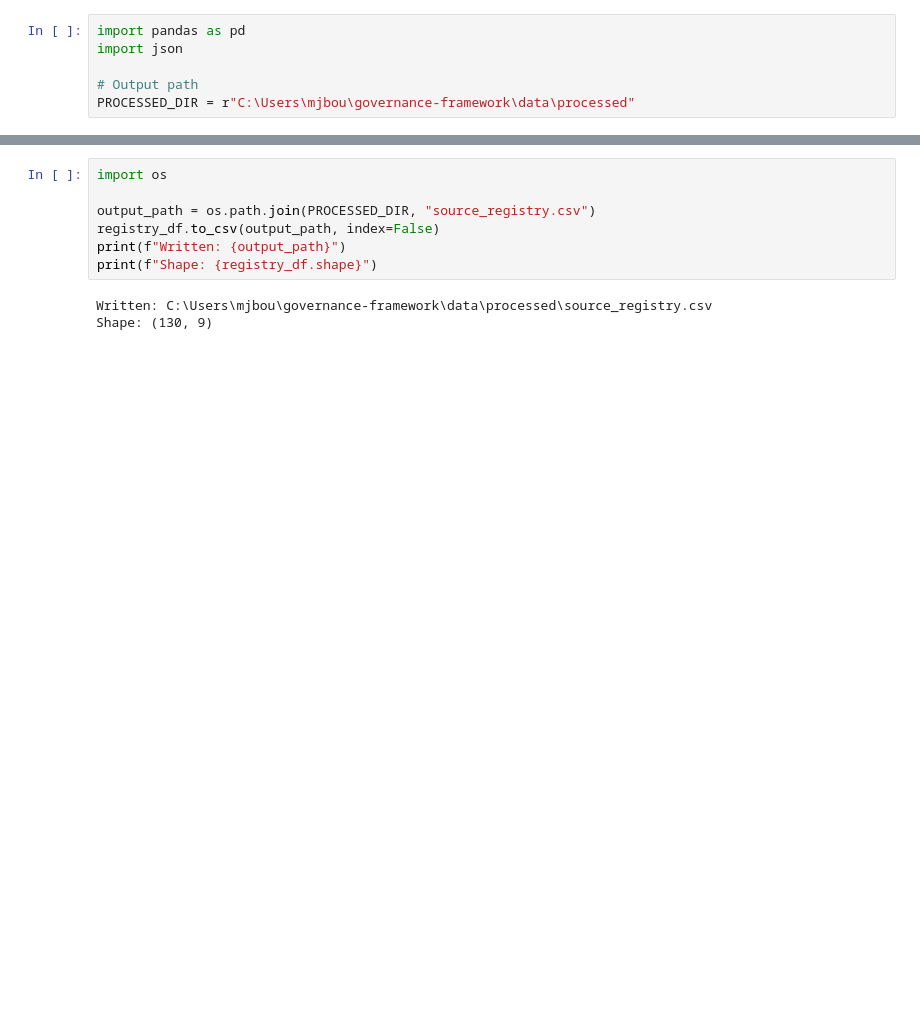
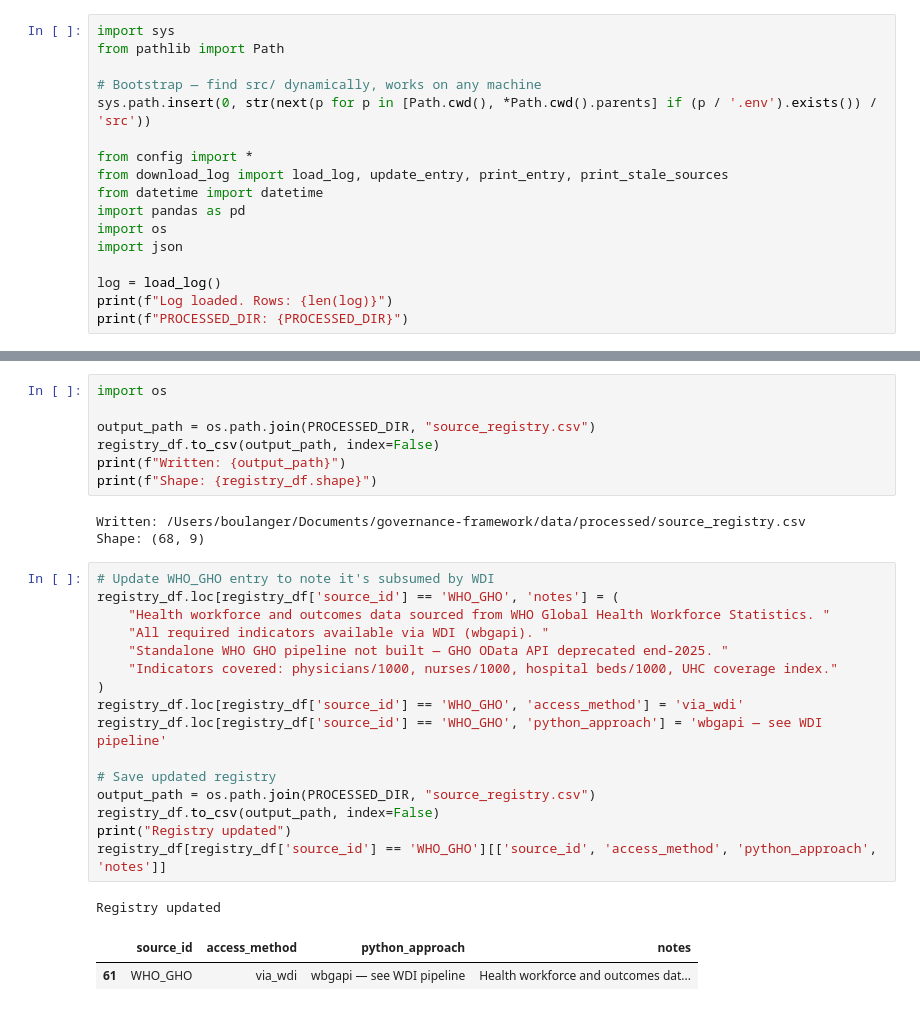
Before and after one commit to mjboulanger/governance-framework, a Jupyter notebook: notebooks/exploration/02_source_registry.ipynb, the cells around one changed output, grey strips where cells are left out. Saved outputs shown, nothing was run; the diff lists cells and outputs as text; blank space fills up the shorter version.

Commit message:
fix: remove hardcoded paths from source registry notebook; update WHO_GHO entry in registry

```diff
--- a/notebooks/exploration/02_source_registry.ipynb
+++ b/notebooks/exploration/02_source_registry.ipynb
@@ -1,6 +1,17 @@
 # %%
+import sys
+from pathlib import Path
+
+# Bootstrap — find src/ dynamically, works on any machine
+sys.path.insert(0, str(next(p for p in [Path.cwd(), *Path.cwd().parents] if (p / '.env').exists()) / 'src'))
+
+from config import *
+from download_log import load_log, update_entry, print_entry, print_stale_sources
+from datetime import datetime
 import pandas as pd
+import os
 import json
 
-# Output path
-PROCESSED_DIR = r"C:\Users\mjbou\governance-framework\data\processed"
+log = load_log()
+print(f"Log loaded. Rows: {len(log)}")
+print(f"PROCESSED_DIR: {PROCESSED_DIR}")
@@ -800,5 +814,25 @@ registry_df.to_csv(output_path, index=False)
 print(f"Written: {output_path}")
 print(f"Shape: {registry_df.shape}")
 # %% [output]
-Written: C:\Users\mjbou\governance-framework\data\processed\source_registry.csv
-Shape: (130, 9)
+Written: /Users/boulanger/Documents/governance-framework/data/processed/source_registry.csv
+Shape: (68, 9)
+# %%
+# Update WHO_GHO entry to note it's subsumed by WDI
+registry_df.loc[registry_df['source_id'] == 'WHO_GHO', 'notes'] = (
+    "Health workforce and outcomes data sourced from WHO Global Health Workforce Statistics. "
+    "All required indicators available via WDI (wbgapi). "
+    "Standalone WHO GHO pipeline not built — GHO OData API deprecated end-2025. "
+    "Indicators covered: physicians/1000, nurses/1000, hospital beds/1000, UHC coverage index."
+)
+registry_df.loc[registry_df['source_id'] == 'WHO_GHO', 'access_method'] = 'via_wdi'
+registry_df.loc[registry_df['source_id'] == 'WHO_GHO', 'python_approach'] = 'wbgapi — see WDI pipeline'
+
+# Save updated registry
+output_path = os.path.join(PROCESSED_DIR, "source_registry.csv")
+registry_df.to_csv(output_path, index=False)
+print("Registry updated")
+registry_df[registry_df['source_id'] == 'WHO_GHO'][['source_id', 'access_method', 'python_approach', 'notes']]
+# %% [output]
+Registry updated
+|  | source_id | access_method | python_approach | notes |
+| 61 | WHO_GHO | via_wdi | wbgapi — see WDI pipeline | Health workforce and outcomes dat... |
```
Also changed, not shown: parts of 4 cells of this notebook, 1 other file.
